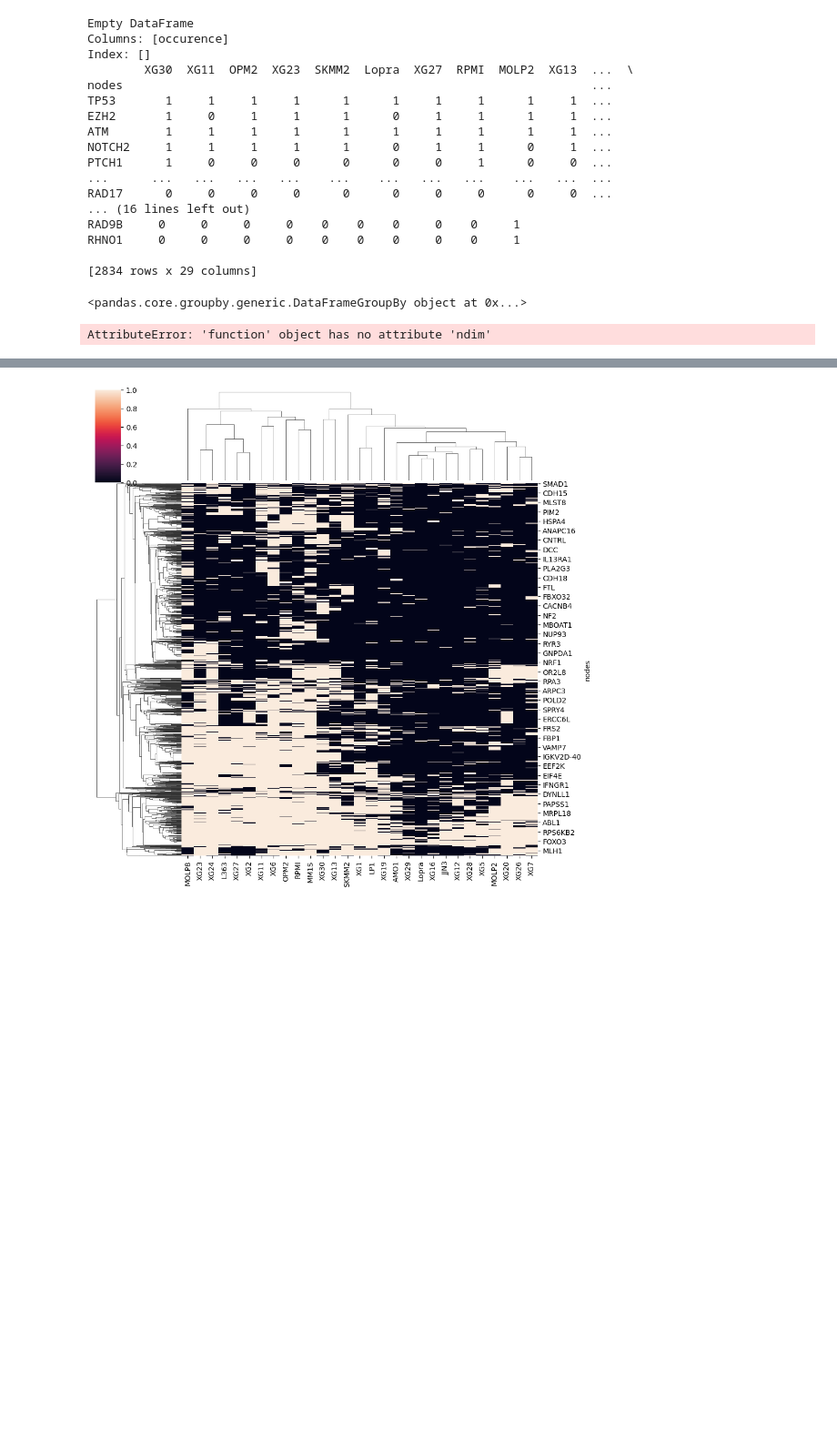
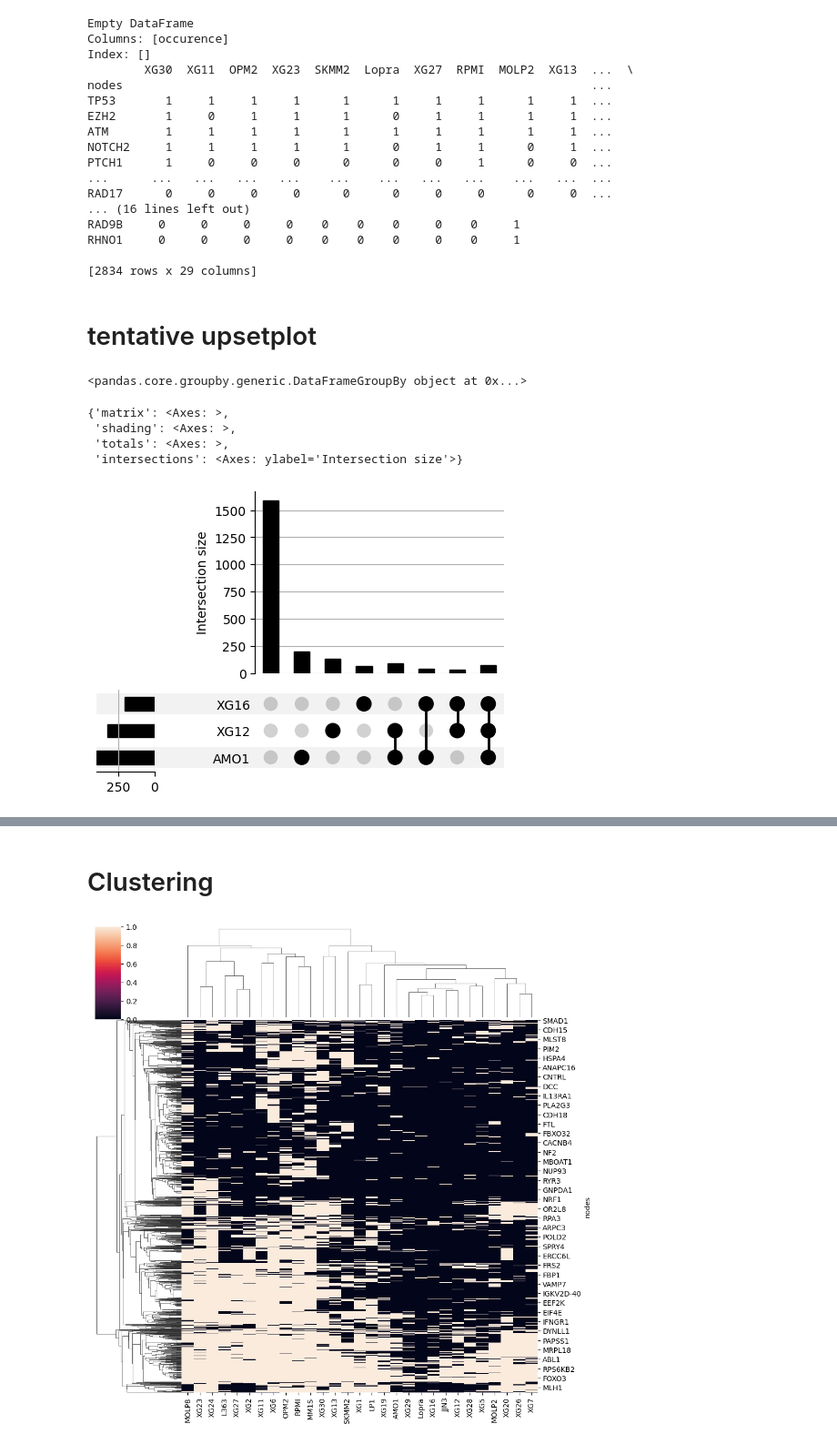
Before and after one commit to mbuffard/Projet_myelome, a Jupyter notebook: analyse_networks.ipynb, the cells around one changed output, grey strips where cells are left out. Shown at 91% size. Drawn from its saved outputs; the diff is of its cells as text; code cells hidden in the pictures; blank space fills up the shorter version.

```diff
--- a/analyse_networks.ipynb
+++ b/analyse_networks.ipynb
@@ -126,14 +128,20 @@ RAD9B     0     0     0     0    0    0    0     0    0     1
 RHNO1     0     0     0     0    0    0    0     0    0     1
 
 [2834 rows x 29 columns]
+# %% [markdown]
+<h1>tentative upsetplot</h1>
 # %%
 small_df_test=df_reduced[['AMO1','XG16','XG12']]
 print(small_df_test.groupby('nodes'))
 
-plot(small_df_test.groupby(['AMO1','XG16','XG12']).size)
+plot(small_df_test.groupby(['AMO1','XG16','XG12']).size())
 # %% [output]
 <pandas.core.groupby.generic.DataFrameGroupBy object at 0x...>
-AttributeError: 'function' object has no attribute 'ndim'
+{'matrix': <Axes: >,
+ 'shading': <Axes: >,
+ 'totals': <Axes: >,
+ 'intersections': <Axes: ylabel='Intersection size'>}
+[figure, added]
 # %%
 
 #a refaire
@@ -159,6 +167,8 @@ XG30  XG11  OPM2  XG23  SKMM2  Lopra  XG27  RPMI  MOLP2  XG13  XG26  MOLP8  XG19
                                                                                                                                                                  1      18
 Length: 1200, dtype: int64
 [figure]
+# %% [markdown]
+<h1>Clustering</h1>
 # %%
 hierachic_cluster=sns.clustermap(df_reduced,xticklabels=True,metric='hamming',col_cluster=True)
 # %% [output]
```
Also changed, not shown: parts of 16 cells of this notebook.
